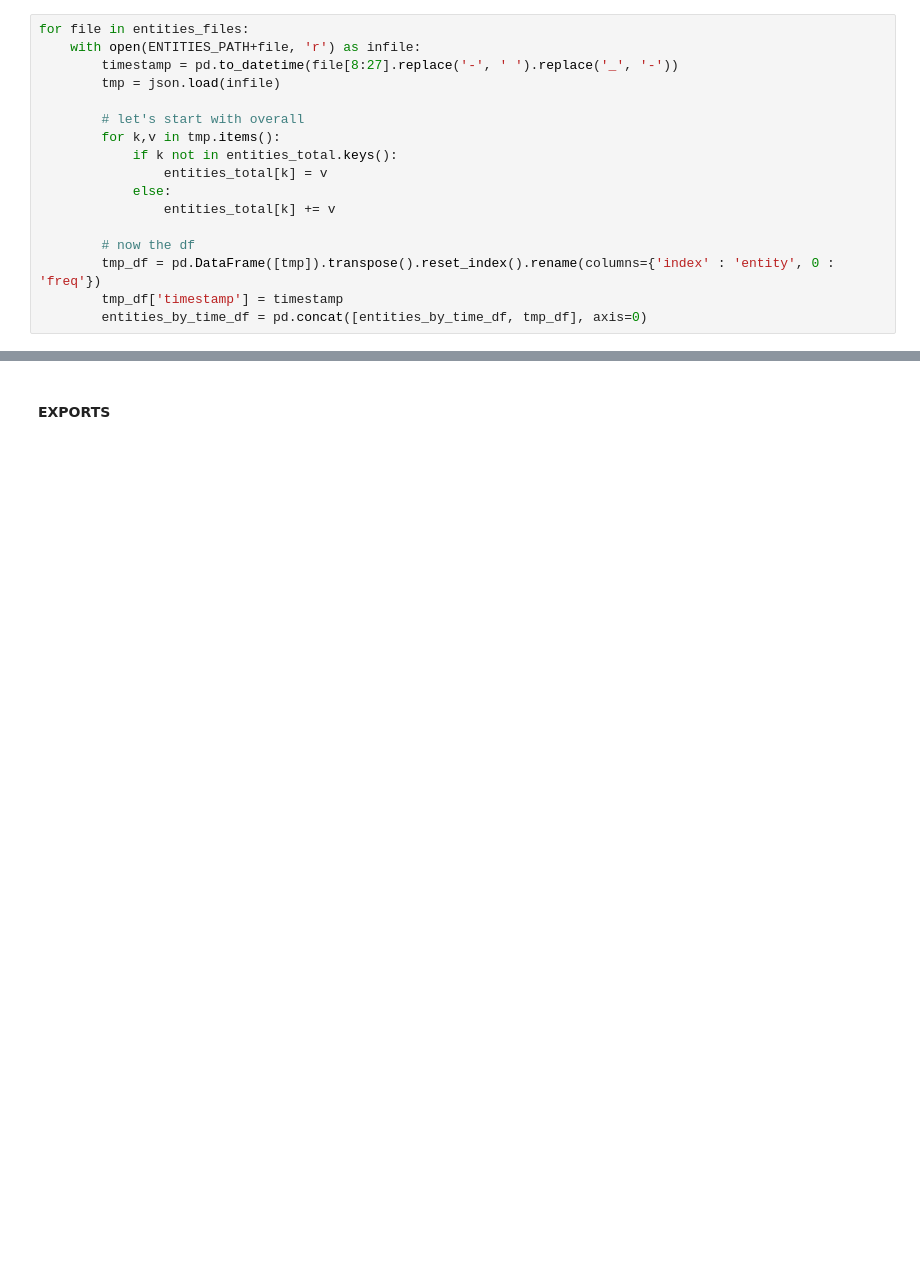
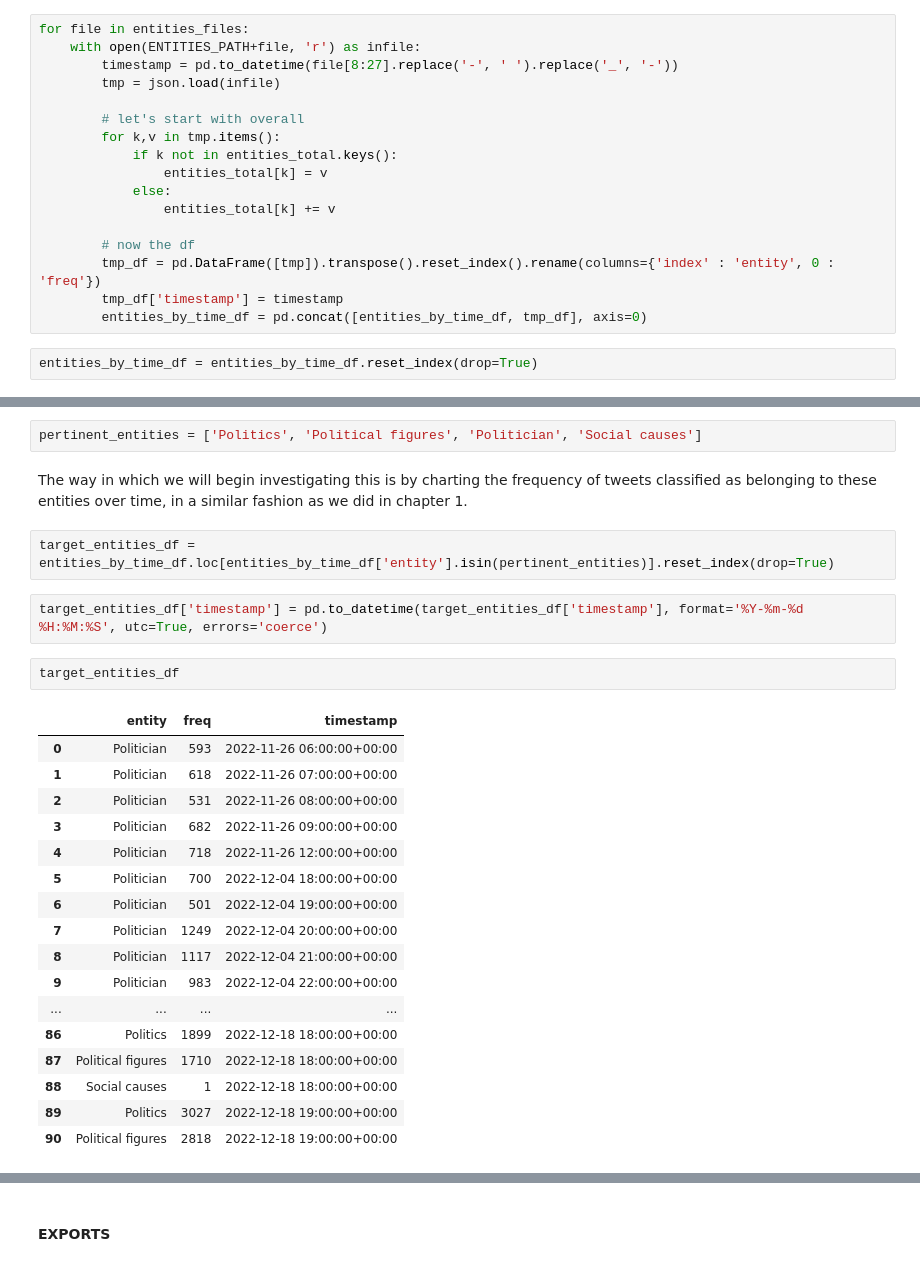
Before and after one commit to CorridorLabs/world_cup_misinfo_tracking, a Jupyter notebook: analysis/02_tweet_analysis.ipynb, the cells around one changed output, grey strips where cells are left out. Drawn from its saved outputs; the diff is of its cells as text; blank space fills up the shorter version.

Commit message:
more additions to chapter 2

```diff
--- a/analysis/02_tweet_analysis.ipynb
+++ b/analysis/02_tweet_analysis.ipynb
@@ -292,4 +321,6 @@ for file in entities_files:
         tmp_df = pd.DataFrame([tmp]).transpose().reset_index().rename(columns={'index' : 'entity', 0 : 'freq'})
         tmp_df['timestamp'] = timestamp
         entities_by_time_df = pd.concat([entities_by_time_df, tmp_df], axis=0)
+# %%
+entities_by_time_df = entities_by_time_df.reset_index(drop=True)
 # %%
@@ -314,0 +399,28 @@ entities_total
+# %%
+pertinent_entities = ['Politics', 'Political figures', 'Politician', 'Social causes']
+# %% [markdown]
+The way in which we will begin investigating this is by charting the frequency of tweets classified as belonging to these entities over time, in a similar fashion as we did in chapter 1.
+# %%
+target_entities_df = entities_by_time_df.loc[entities_by_time_df['entity'].isin(pertinent_entities)].reset_index(drop=True)
+# %%
+target_entities_df['timestamp'] = pd.to_datetime(target_entities_df['timestamp'], format='%Y-%m-%d %H:%M:%S', utc=True, errors='coerce')
+# %%
+target_entities_df
+# %% [output]
+|  | entity | freq | timestamp |
+| 0 | Politician | 593 | 2022-11-26 06:00:00+00:00 |
+| 1 | Politician | 618 | 2022-11-26 07:00:00+00:00 |
+| 2 | Politician | 531 | 2022-11-26 08:00:00+00:00 |
+| 3 | Politician | 682 | 2022-11-26 09:00:00+00:00 |
+| 4 | Politician | 718 | 2022-11-26 12:00:00+00:00 |
+| 5 | Politician | 700 | 2022-12-04 18:00:00+00:00 |
+| 6 | Politician | 501 | 2022-12-04 19:00:00+00:00 |
+| 7 | Politician | 1249 | 2022-12-04 20:00:00+00:00 |
+| 8 | Politician | 1117 | 2022-12-04 21:00:00+00:00 |
+| 9 | Politician | 983 | 2022-12-04 22:00:00+00:00 |
+| ... | ... | ... | ... |
+| 86 | Politics | 1899 | 2022-12-18 18:00:00+00:00 |
+| 87 | Political figures | 1710 | 2022-12-18 18:00:00+00:00 |
+| 88 | Social causes | 1 | 2022-12-18 18:00:00+00:00 |
+| 89 | Politics | 3027 | 2022-12-18 19:00:00+00:00 |
+| 90 | Political figures | 2818 | 2022-12-18 19:00:00+00:00 |
```
Also changed, not shown: parts of 40 cells of this notebook, 1 other file.
